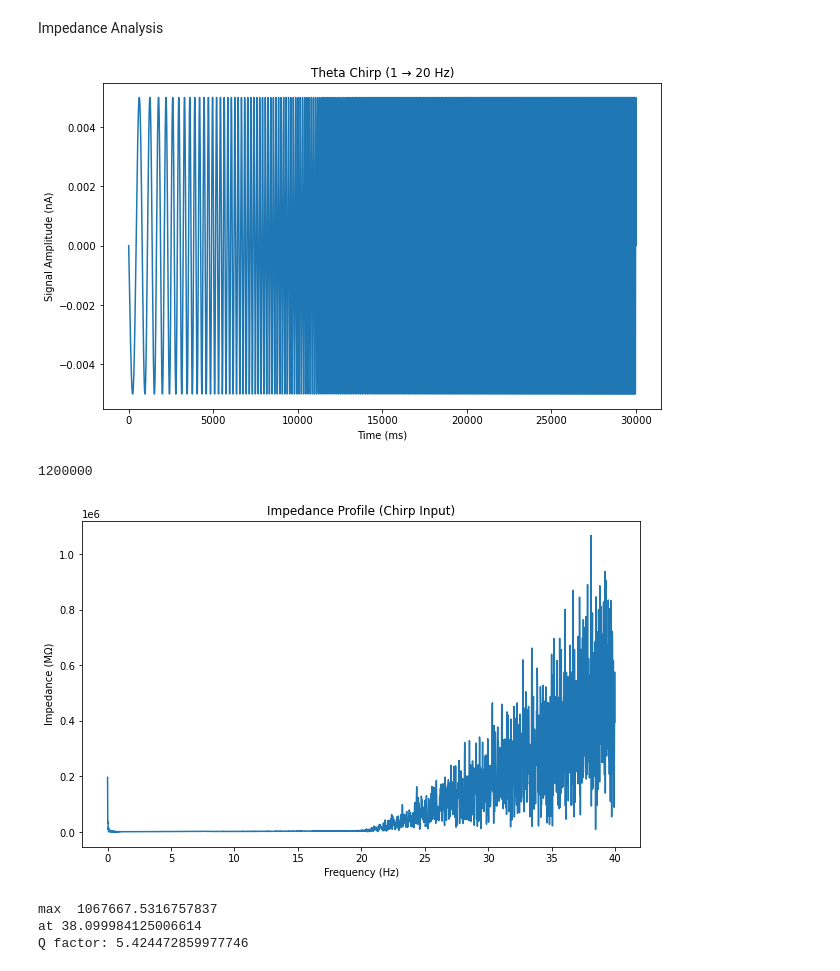
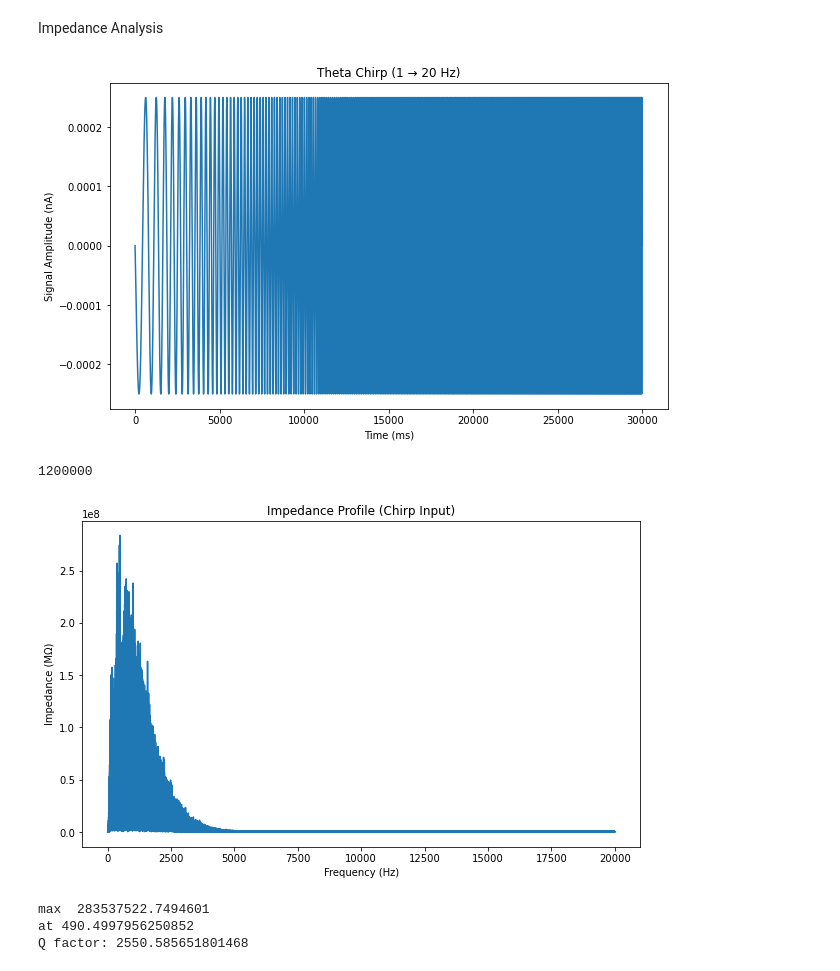
Before and after one commit to tiny-infinity/GridCellsTheta, a Jupyter notebook: single_stell.ipynb, the cells around one changed output. Cells and saved outputs as stored; diff of their text form; code cells hidden in the pictures.

```diff
--- a/single_stell.ipynb
+++ b/single_stell.ipynb
@@ -17,12 +17,21 @@ stellate_noise_ic = h.IClamp(stellate_0.soma(0.5))
 stellate_noise_ic.dur = 1e9
 stell_theta_ic.dur = 1e9
 
-time_dur = 20000  # ms
+time_dur = 5000  # ms
 
-mean, std = -5e-3, 1e-3
-noise_arr = np.random.normal(mean,std, int(time_dur / h.dt))
-#disinhib = noise_arr[len(noise_arr)//2:] + mean
-#noise_arr[:len(noise_arr)//2] = disinhib
+mean, std = -2.75e-3, 3e-4
+time_steps = int(time_dur / h.dt)
+
+noise_arr = np.random.normal(0, std, time_steps)
+
+half = time_steps // 2
+
+# baseline inhibition
+noise_arr[:half] += mean
+
+delta = 1.5e-3
+noise_arr[half:] += mean + delta
+
 noise_vec = h.Vector(noise_arr)
 noise_vec.play(stellate_noise_ic._ref_amp, h.dt)
 #stellate_noise_ic.amp = -5e-3
@@ -105,13 +131,13 @@ t_sec = time_arr / 1000.0                # convert to seconds
 
 min_freq = 1.0
 max_freq = 20.0
-theta_amp = -5e-3
+theta_amp = -2.5e-3
 
 k = (max_freq - min_freq) / (t_sec[-1])  # Hz per second
 
 phase = 2 * np.pi * (min_freq * t_sec + 0.5 * k * t_sec**2)
 
-signal_arr = theta_amp * np.sin(phase)
+signal_arr = theta_amp/10 * np.sin(phase)
 
 plt.figure(figsize=(10,6))
 plt.plot(time_arr, signal_arr)
@@ -120,38 +146,45 @@ plt.ylabel("Signal Amplitude (nA)")
 plt.title("Theta Chirp (1 → 20 Hz)")
 plt.show()
 # %% [output]
-[figure, old version]
+[figure, new version]
 # %%
 chirp_ic = h.IClamp(stellate_0.soma(0.5))
 chirp_ic.dur = 1e9
 chirp_vec = h.Vector(signal_arr)
 chirp_vec.play(chirp_ic._ref_amp, h.dt)
 
 imp_i = h.Vector().record(chirp_ic._ref_amp)
 imp_v= h.Vector().record(stellate_0.soma(0.5)._ref_v)
+
 time = h.Vector().record(h._ref_t)
-h.finitialize(-65)
+h.finitialize(-55)
 h.continuerun(time_dur*3)
 
-volt_fft_freq, volt_fft_sig, volt_fft_power = a_utils.calc_fft(imp_v.to_python())
-curr_fft_freq, curr_fft_sig, curr_fft_power = a_utils.calc_fft(imp_i.to_python())
+i_mean = np.mean(imp_i.to_python())
+imp_i_arr = imp_i.to_python() - i_mean
+v_mean = np.mean(imp_v.to_python())
+imp_v_arr = imp_v.to_python() - v_mean
+
+volt_fft_freq, volt_fft_sig, volt_fft_power = a_utils.calc_fft(imp_v_arr)
+curr_fft_freq, curr_fft_sig, curr_fft_power = a_utils.calc_fft(imp_i_arr)
 
 print(len(curr_fft_freq))
-impedance = np.abs(volt_fft_sig[:2400] / curr_fft_sig[:2400])
+impedance = np.abs(volt_fft_sig / curr_fft_sig)
 plt.figure(figsize=(10, 6))
-plt.plot(curr_fft_freq[:2400], impedance)
+plt.plot(curr_fft_freq, impedance)
 plt.xlabel("Frequency (Hz)")
 plt.ylabel("Impedance (MΩ)")
 plt.title("Impedance Profile (Chirp Input)")
+
 plt.show()
 
 
 print("max ",np.max(impedance))
 print("at", curr_fft_freq[np.argmax(impedance)])
 print("Q factor:", np.max(impedance) / impedance[0])
 # %% [output]
 1200000
-[figure, old version]
+[figure, new version]
-max  1067667.5316757837
-at 38.099984125006614
-Q factor: 5.424472859977746
+max  283537522.7494601
+at 490.4997956250852
+Q factor: 2550.585651801468
```
Also changed, not shown: parts of 4 cells of this notebook.
